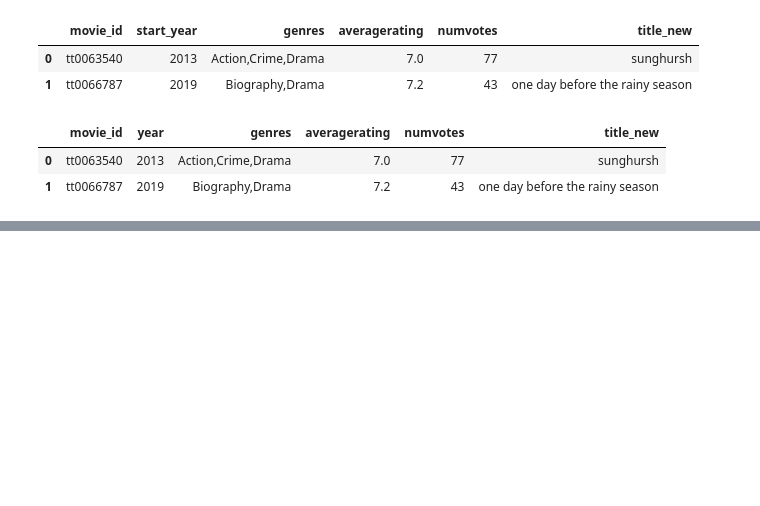
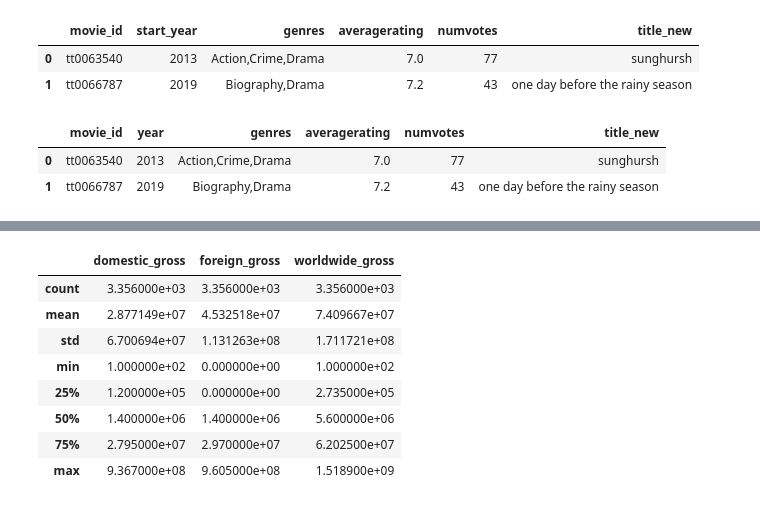
Before and after one commit to JuneHenia/Phase-2-Movie-Project, a Jupyter notebook: notebook/Movie Analysis Project.ipynb, the cells around one changed output, grey strips where cells are left out. Cells and saved outputs as stored; diff of their text form; code cells hidden in the pictures; blank space fills up the shorter version.

```diff
--- a/notebook/Movie Analysis Project.ipynb
+++ b/notebook/Movie Analysis Project.ipynb
@@ -546,0 +553,12 @@ imdb.head(2)
+# %%
+movie_gross[['domestic_gross', 'foreign_gross', 'worldwide_gross']].describe()
+# %% [output]
+|  | domestic_gross | foreign_gross | worldwide_gross |
+| count | 3.356000e+03 | 3.356000e+03 | 3.356000e+03 |
+| mean | 2.877149e+07 | 4.532518e+07 | 7.409667e+07 |
+| std | 6.700694e+07 | 1.131263e+08 | 1.711721e+08 |
+| min | 1.000000e+02 | 0.000000e+00 | 1.000000e+02 |
+| 25% | 1.200000e+05 | 0.000000e+00 | 2.735000e+05 |
+| 50% | 1.400000e+06 | 1.400000e+06 | 5.600000e+06 |
+| 75% | 2.795000e+07 | 2.970000e+07 | 6.202500e+07 |
+| max | 9.367000e+08 | 9.605000e+08 | 1.518900e+09 |
```
Also changed, not shown: parts of 9 cells of this notebook, 3 other files.
